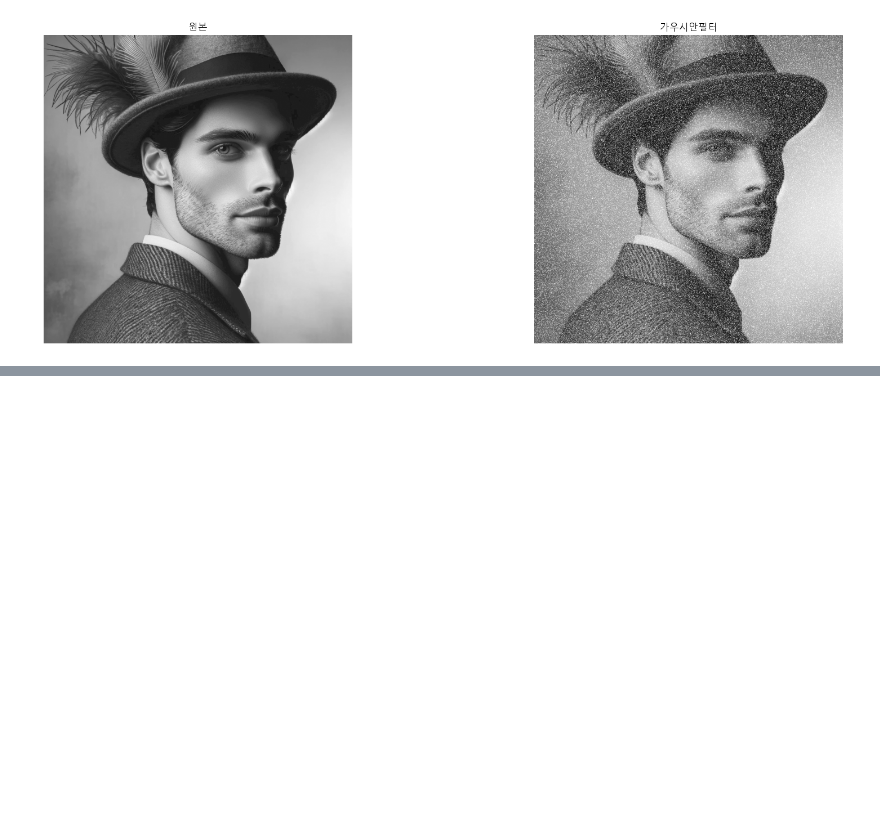
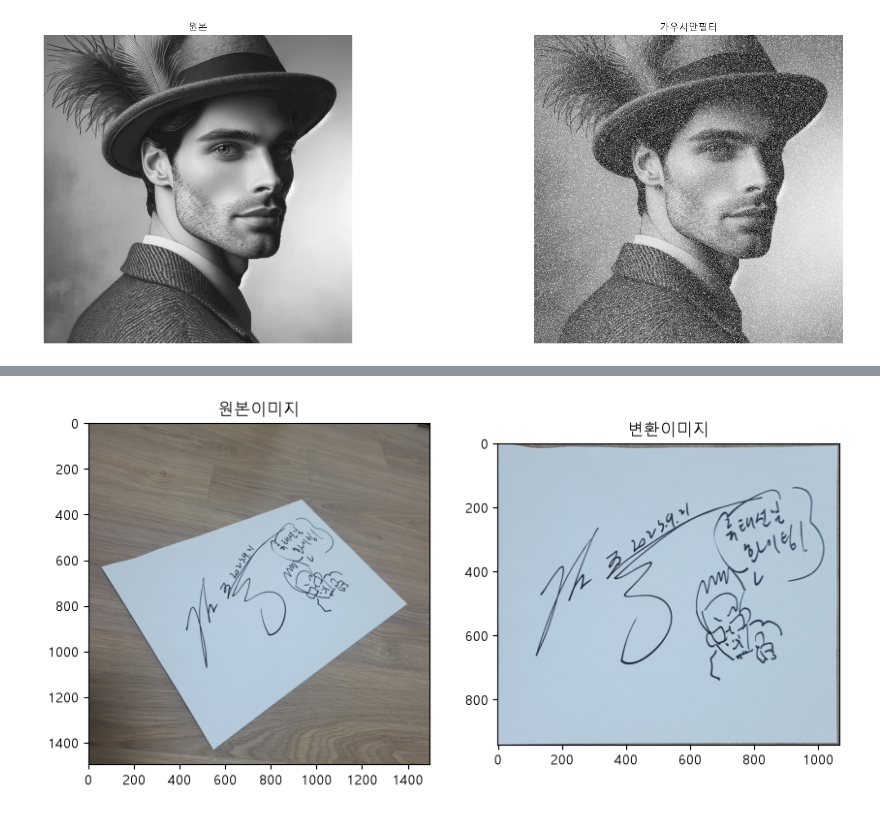
Before and after one commit to jx007s/mbc_202603, a Jupyter notebook: python_work/opencvPrj/02_2_img.ipynb, the cells around one changed output, grey strips where cells are left out. Saved outputs shown, nothing was run; the diff lists cells and outputs as text; code cells hidden in the pictures; blank space fills up the shorter version.

```diff
--- a/python_work/opencvPrj/02_2_img.ipynb
+++ b/python_work/opencvPrj/02_2_img.ipynb
@@ -131,0 +141,69 @@ plt.show()
+# %%
+ori_img=cv2.imread('../fff/perspective_test.jpg')
+
+## 이미지 안의 문서 4개 꼭지점
+ordered_corners = np.array([
+    [57,630],       ##좌상단
+    [936,330],      ##우상단
+    [1404,792],     ##우하단
+    [550,1431]      ##좌하단
+], dtype='float32')
+
+## 변환할 직사각형 크기 계산
+### 가로길이
+new_ww = int(
+    max(
+        ## 백터 길이 계산
+        np.linalg.norm(ordered_corners[0]-ordered_corners[1]),  ## 윗 선분 거리
+        np.linalg.norm(ordered_corners[2]-ordered_corners[3]),  ## 아랫 선분 거리
+    )
+)
+
+## 세로길이
+new_hh = int(
+    max(
+        ## 백터 길이 계산
+        np.linalg.norm(ordered_corners[0]-ordered_corners[3]),  ## 왼쪽 선분 거리
+        np.linalg.norm(ordered_corners[1]-ordered_corners[2]),  ## 오른쪽 선분 거리
+    )
+)
+#print(new_ww, new_hh)
+
+## 새로운 직사각형 배열
+new_rect_corners = np.array([
+    [0,0],              ##좌상단
+    [new_ww,0],         ##우상단
+    [new_ww,new_hh],    ##우하단
+    [0,new_hh]          ##좌하단
+], dtype='float32')
+#print(new_rect_corners)
+
+## 변환된 행렬 계산
+new_matrix = cv2.getPerspectiveTransform(
+    ordered_corners,        ## 원본 4 꼭지점 위치
+    new_rect_corners        ## 변환될 4 꼭지점 위치
+)
+
+## 변환 matirx에 맞추어 이미지 변환
+new_img = cv2.warpPerspective(
+    ori_img,            ##원본이미지
+    new_matrix,         ##변환 메트릭스
+    (new_ww, new_hh)    ## 출력 이미지 크기
+)
+
+#print(new_img)
+
+plt.figure(figsize=(10,5))
+## 1,2,1 위치 이미지 설정
+plt.subplot(1,2,1)
+plt.title('원본이미지')
+plt.imshow(cv2.cvtColor(ori_img, cv2.COLOR_BGR2RGB))
+
+## 1,2,2 위치 이미지 설정
+plt.subplot(1,2,2)
+plt.title('변환이미지')
+plt.imshow(cv2.cvtColor(new_img, cv2.COLOR_BGR2RGB))
+
+plt.show()
+# %% [output]
+[figure, added]
```
Also changed, not shown: parts of 1 cell of this notebook.
